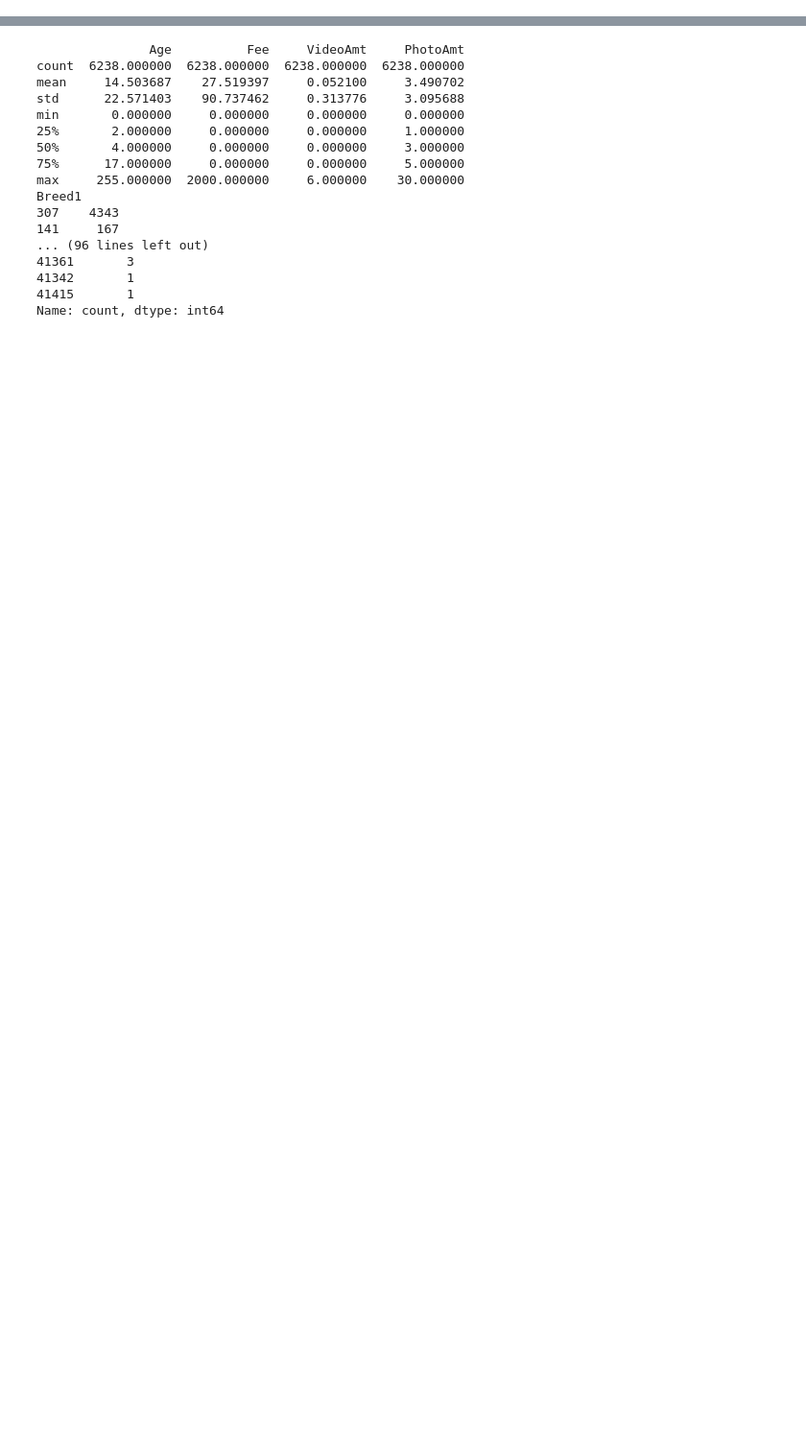
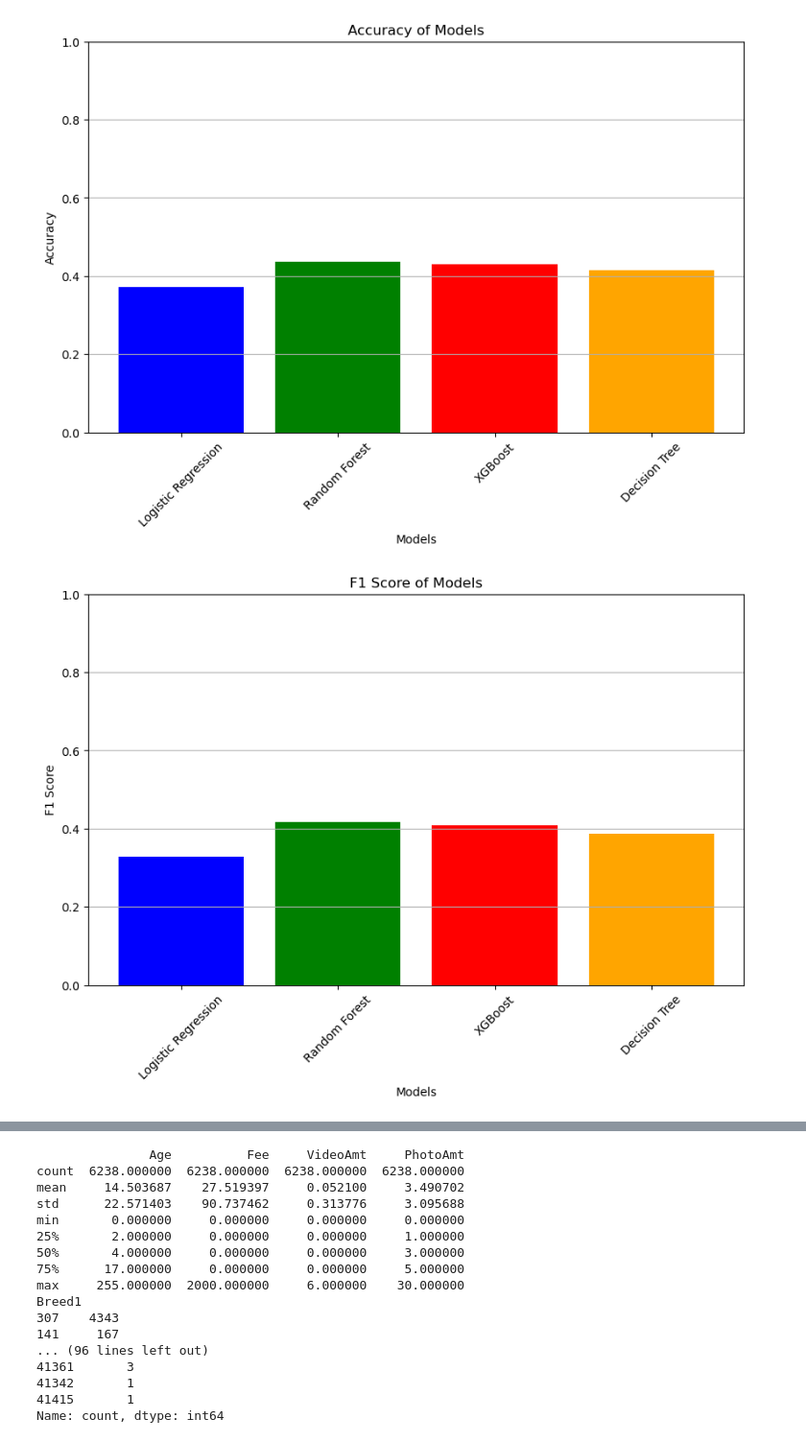
Before and after one commit to skolten27/486FinalProject, a Jupyter notebook: eda.ipynb, the cells around one changed output, grey strips where cells are left out. Shown at 96% size. Cells and saved outputs as stored; diff of their text form; code cells hidden in the pictures; blank space fills up the shorter version.

```diff
--- a/eda.ipynb
+++ b/eda.ipynb
@@ -29,0 +354,40 @@ X_train, X_test, y_train, y_test = train_test_split(X_transformed, y, test_size=
+# %%
+#compare the logistic regression, random forest, xgboost and decision tree models
+import matplotlib.pyplot as plt
+import seaborn as sns
+from sklearn.metrics import accuracy_score
+from sklearn.metrics import f1_score
+from sklearn.metrics import precision_score
+from sklearn.metrics import recall_score
+from sklearn.metrics import roc_auc_score
+import numpy as np
+##plot the best models against eachother
+models = ['Logistic Regression', 'Random Forest', 'XGBoost', 'Decision Tree']
+scores = [accuracy_score(y_test, y_pred), accuracy_score(y_test, y_pred_rf_best), accuracy_score(y_test, y_pred_xgb_best), accuracy_score(y_test, y_pred_dt_best)]
+f1_scores = [f1_score(y_test, y_pred, average='weighted'), f1_score(y_test, y_pred_rf_best, average='weighted'), f1_score(y_test, y_pred_xgb_best, average='weighted'), f1_score(y_test, y_pred_dt_best, average='weighted')]
+precision_scores = [precision_score(y_test, y_pred, average='weighted'), precision_score(y_test, y_pred_rf_best, average='weighted'), precision_score(y_test, y_pred_xgb_best, average='weighted'), precision_score(y_test, y_pred_dt_best, average='weighted')]
+recall_scores = [recall_score(y_test, y_pred, average='weighted'), recall_score(y_test, y_pred_rf_best, average='weighted'), recall_score(y_test, y_pred_xgb_best, average='weighted'), recall_score(y_test, y_pred_dt_best, average='weighted')]
+
+#plot the scores
+plt.figure(figsize=(10, 6))
+plt.bar(models, scores, color=['blue', 'green', 'red', 'orange'])
+plt.title('Accuracy of Models')
+plt.xlabel('Models')
+plt.ylabel('Accuracy')
+plt.xticks(rotation=45)
+plt.ylim(0, 1)
+plt.grid(axis='y')
+plt.show()
+#plot the f1 scores
+plt.figure(figsize=(10, 6))
+plt.bar(models, f1_scores, color=['blue', 'green', 'red', 'orange'])
+plt.title('F1 Score of Models')
+plt.xlabel('Models')
+plt.ylabel('F1 Score')
+plt.xticks(rotation=45)
+plt.ylim(0, 1)
+plt.grid(axis='y')
+plt.show()
+# %% [output]
+[figure, added]
+[figure, added]
```
Also changed, not shown: parts of 12 cells of this notebook.
